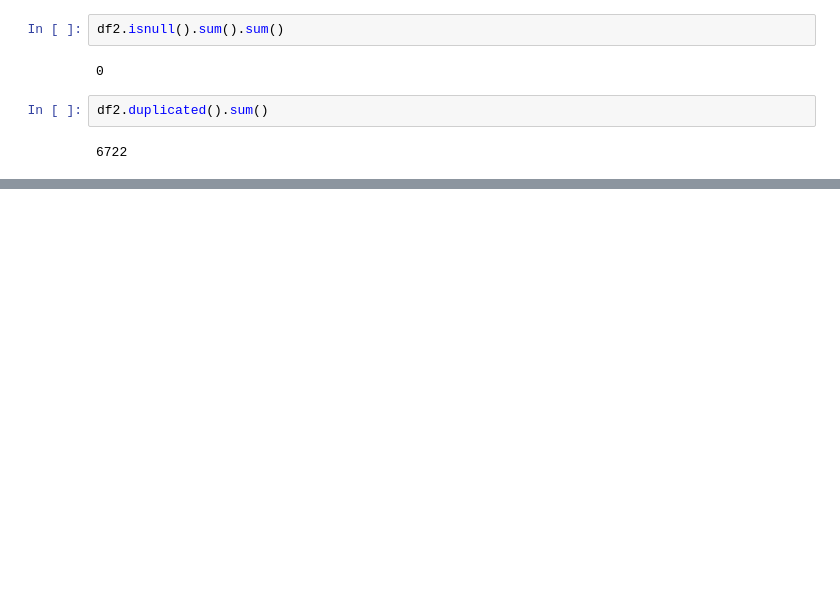
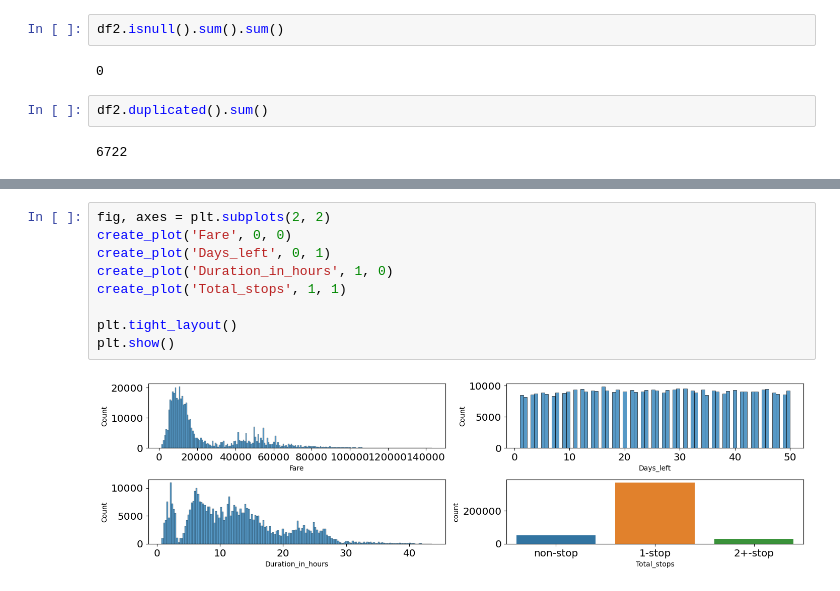
Before and after one commit to imamaqusairi/flight-price-prediction-using-python, a Jupyter notebook: Flight Price Prediction.ipynb, the cells around one changed output, grey strips where cells are left out. Saved outputs shown, nothing was run; the diff lists cells and outputs as text; blank space fills up the shorter version.

```diff
--- a/Flight Price Prediction.ipynb
+++ b/Flight Price Prediction.ipynb
@@ -197,0 +221,11 @@ df2.duplicated().sum()
+# %%
+fig, axes = plt.subplots(2, 2)
+create_plot('Fare', 0, 0)
+create_plot('Days_left', 0, 1)
+create_plot('Duration_in_hours', 1, 0)
+create_plot('Total_stops', 1, 1)
+
+plt.tight_layout()
+plt.show()
+# %% [output]
+[figure, added]
```
Also changed, not shown: parts of 31 cells of this notebook.
